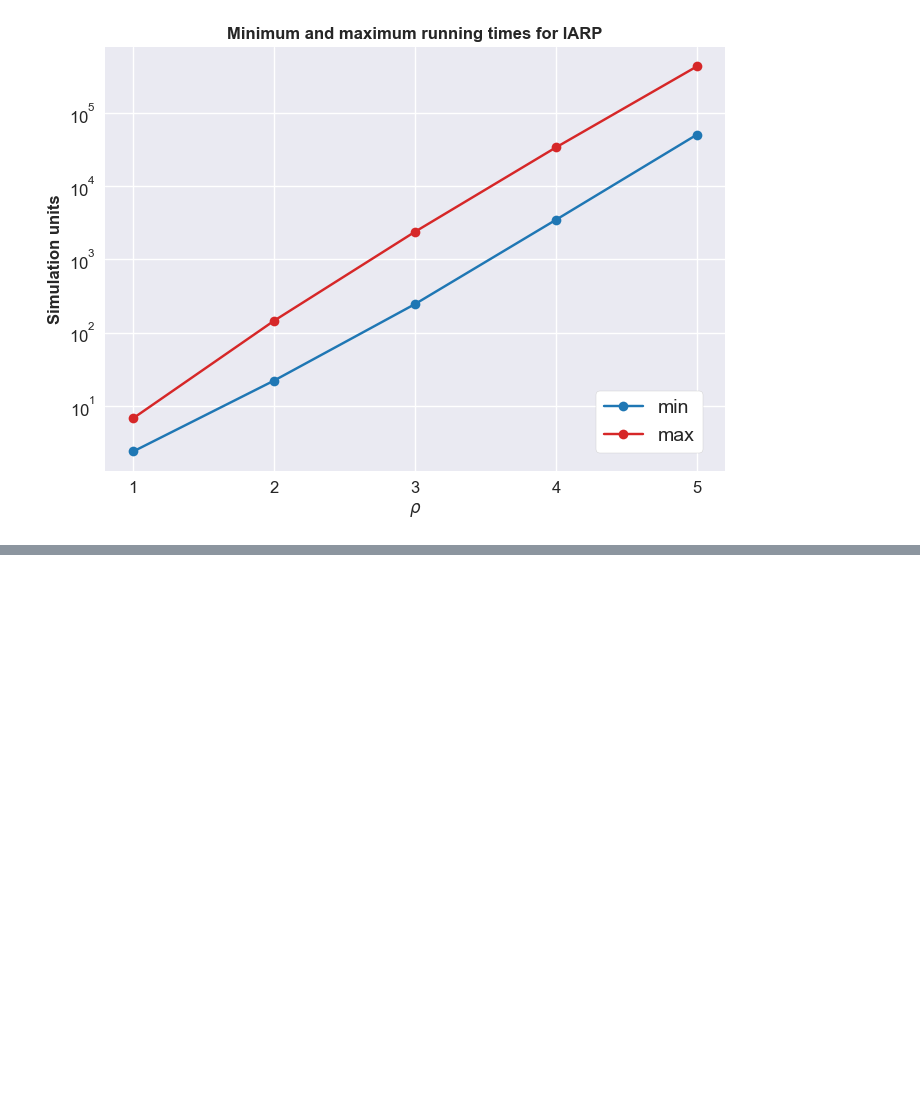
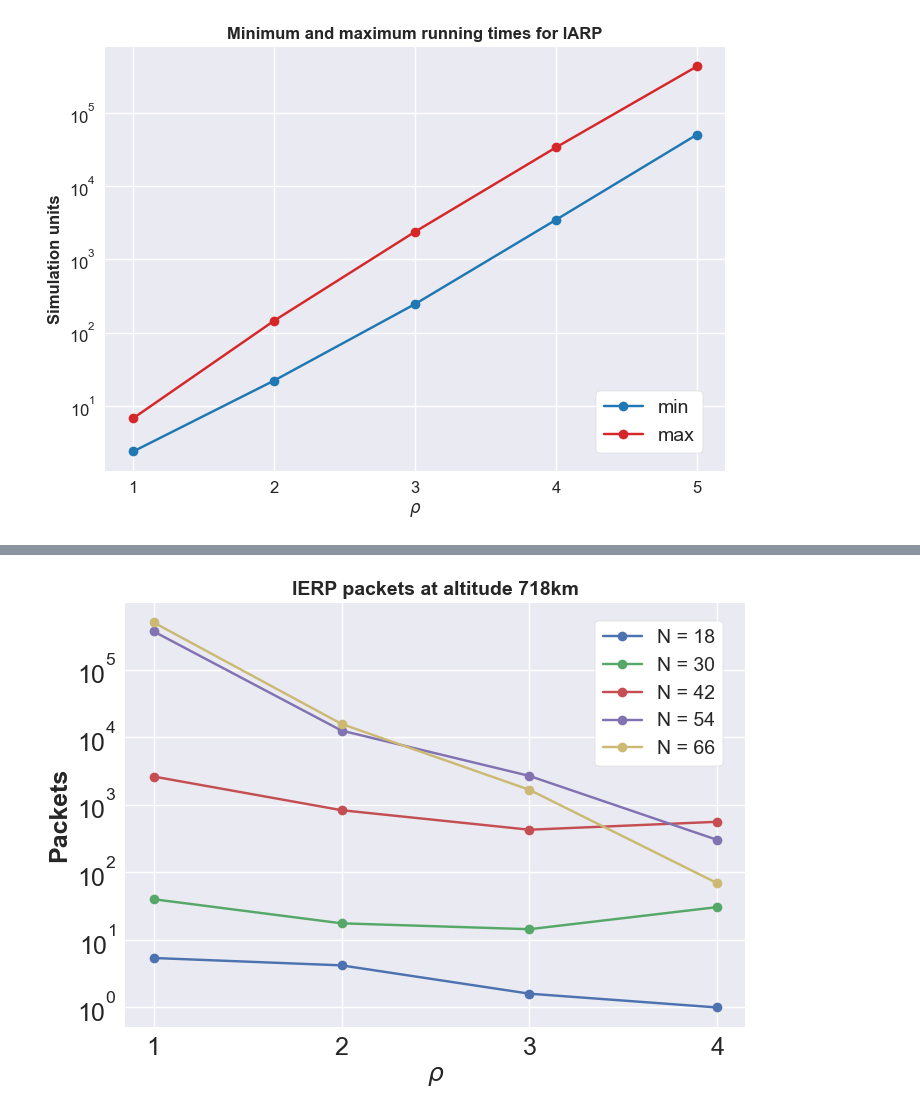
Before and after one commit to mathias-magnusson/Zone-routing-protocol, a Jupyter notebook: plot.ipynb, the cells around one changed output, grey strips where cells are left out. Cells and saved outputs as stored; diff of their text form; code cells hidden in the pictures; blank space fills up the shorter version.

```diff
--- a/plot.ipynb
+++ b/plot.ipynb
@@ -121,0 +121,28 @@ legend = plt.legend(loc='upper left', bbox_to_anchor=(0.02, 0.98), frameon=True,
+# %%
+## TESTING FOR IERP. X-VALUES ARE P, Y-VALUES ARE PACKETS, AND 5 DIFFERENT GRAPHS ARE NODE POPULATION
+
+zone_radius = [1,2,3,4]
+y_18 = [5.4, 4.2, 1.6, 1]
+y_30 = [40, 17.6, 14.4, 30.6]
+y_42 = [2618.2, 831.2, 427.2, 560]
+y_54 = [367638, 12528, 2672.8, 302]
+y_66 = [498984, 15721.2, 1665.4, 69]
+
+plt.style.use('seaborn-v0_8')
+
+plt.plot(zone_radius, y_18, marker='o', linestyle='-', label='N = 18')
+plt.plot(zone_radius, y_30, marker='o', linestyle='-', label='N = 30')
+plt.plot(zone_radius, y_42, marker='o', linestyle='-', label='N = 42')
+plt.plot(zone_radius, y_54, marker='o', linestyle='-', label='N = 54')
+plt.plot(zone_radius, y_66, marker='o', linestyle='-', label='N = 66')
+
+plt.yscale('log')
+plt.xticks([1,2,3,4], fontsize=18)
+plt.yticks(fontsize=18)
+plt.xlabel('$\u03C1$', weight='bold', fontsize=18)
+plt.ylabel("Packets", weight='bold', fontsize=18)
+plt.title("IERP packets at altitude 718km", weight='bold', fontsize=14)
+
+legend = plt.legend(loc='upper right', bbox_to_anchor=(0.98, 0.98), frameon=True, framealpha=1, facecolor='white', fontsize = 14)
+# %% [output]
+[figure, added]
```
Also changed, not shown: parts of 6 cells of this notebook.
